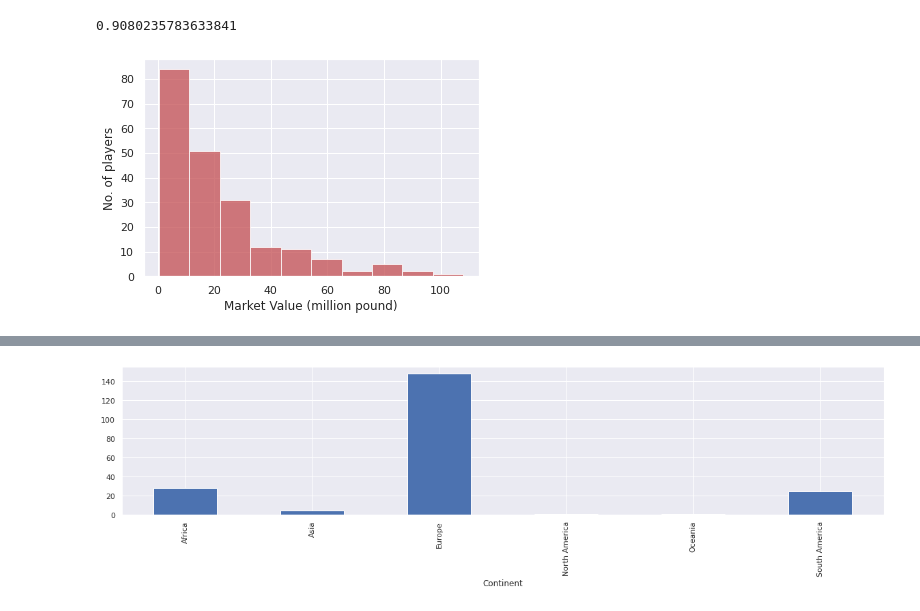
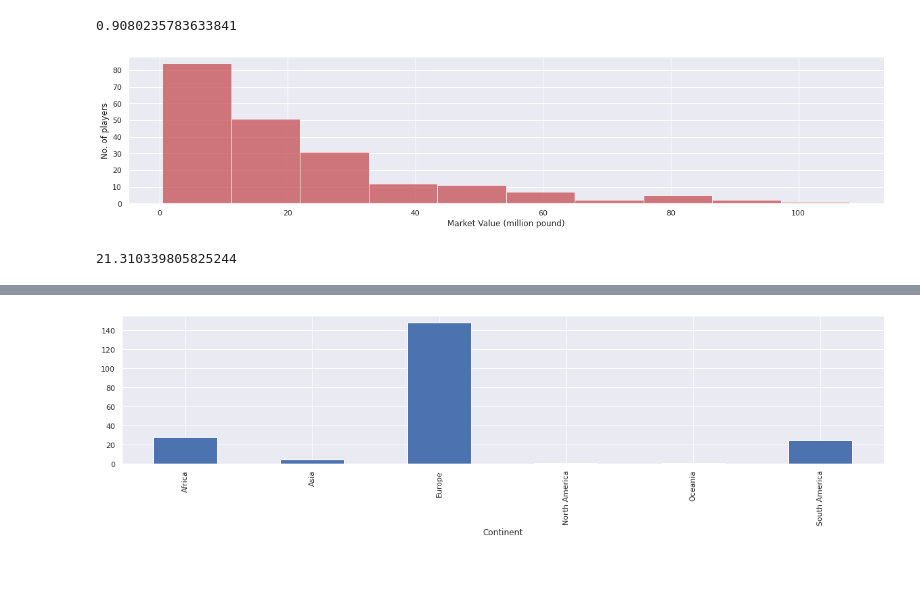
Before and after one commit to TheAmericanoO/Mini-Project-DADS5001, a Jupyter notebook: Mini_Project_6420422023.ipynb, the cells around one changed output, grey strips where cells are left out. Drawn from its saved outputs; the diff is of its cells as text; code cells hidden in the pictures; blank space fills up the shorter version.

```diff
--- a/Mini_Project_6420422023.ipynb
+++ b/Mini_Project_6420422023.ipynb
@@ -268,8 +268,11 @@ avg_perf
 # %%
 n, bins, patches = plt.hist(df_new['Value'], 10, facecolor='r', alpha=0.75)
 
 plt.xlabel('Market Value (million pound)')
 plt.ylabel('No. of players')
 plt.show()
+
+df_new['Value'].mean()
 # %% [output]
-[figure, old version]
+[figure, new version]
+21.310339805825244
```
Also changed, not shown: parts of 12 cells of this notebook.
